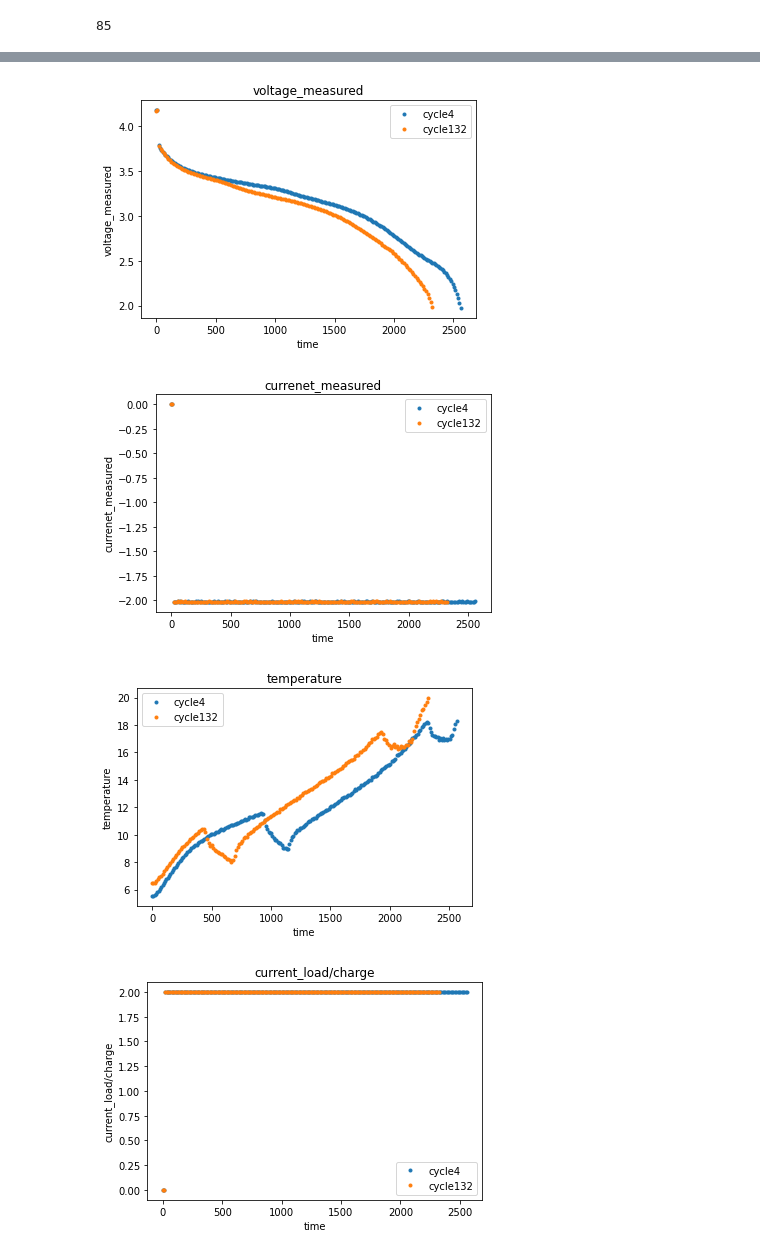
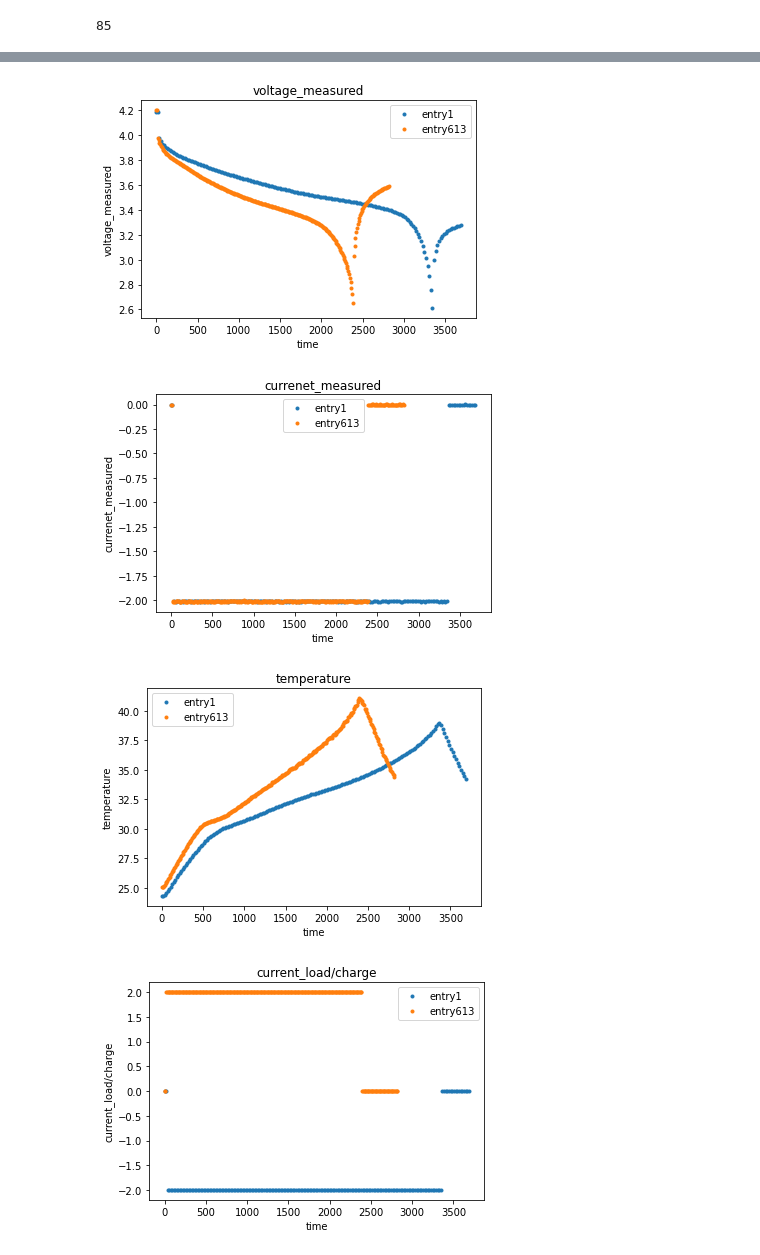
Before and after one commit to natskiu/Nasa-Battery, a Jupyter notebook: Data_Visualisation.ipynb, the cells around one changed output, grey strips where cells are left out. Drawn from its saved outputs; the diff is of its cells as text; code cells hidden in the pictures.

Commit message:
changing to data visual

```diff
--- a/Data_Visualisation.ipynb
+++ b/Data_Visualisation.ipynb
@@ -27,7 +27,7 @@ tools = importlib.reload(tools)
 from scipy import io
 import os
 datapath = 'Data/'
-v = io.loadmat(datapath + 'B0053.mat')
+v = io.loadmat(datapath + 'B0005.mat')
 # %% [markdown]
 ## Preprocessing raw data
 
@@ -39,7 +39,7 @@ v.keys()
 dict_keys(['__header__', '__version__', '__globals__', 'B0006'])
 # %%
 # This extracts the data for all cycles in the form of a nested numpy array.
-raw_cycles = np.vstack(v['B0053'][0,0])
+raw_cycles = np.vstack(v['B0005'][0,0])
 type(raw_cycles)
 # %% [output]
 numpy.ndarray
@@ -55,7 +55,7 @@ raw_cycles[0,0][3].shape
 (1, 1)
 # %%
 discharge_indices = tools.get_indices(raw_cycles, is_charge = False)
-discharge_indices = discharge_indices[1:]
+discharge_indices = discharge_indices
 print(discharge_indices)
 len(discharge_indices)
 # %% [output]
@@ -198,7 +194,7 @@ plt.show()
 # %%
-tools.cycle_plotter(new_cycles, [4,132])
+tools.cycle_plotter(new_cycles, [discharge_indices[0], discharge_indices[-1]])
 # %% [output]
-[figure, old version]
+[figure, new version]
-[figure, old version]
+[figure, new version]
-[figure, old version]
+[figure, new version]
-[figure, old version]
+[figure, new version]
```
Also changed, not shown: parts of 13 cells of this notebook, 1 other file.
